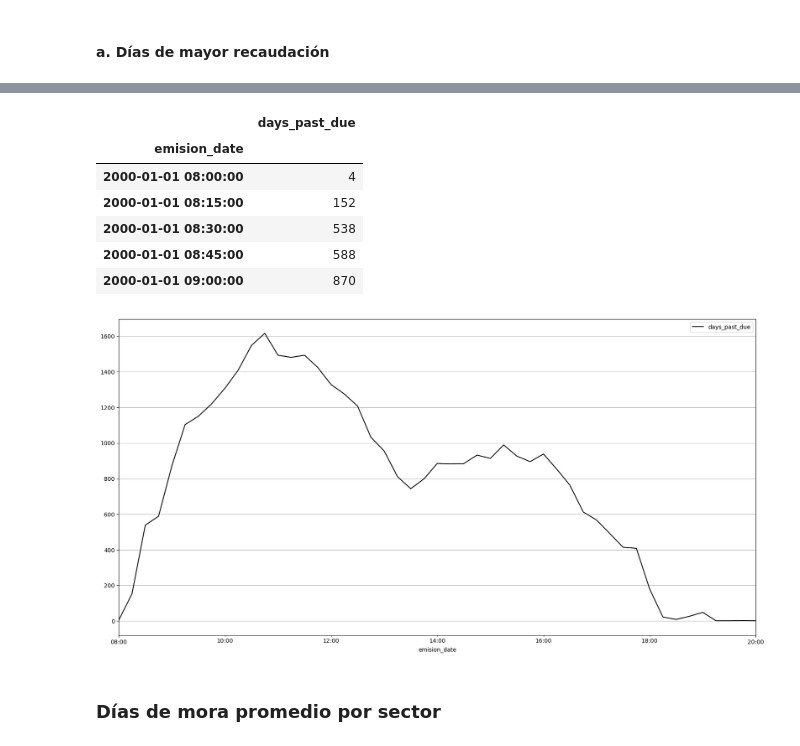
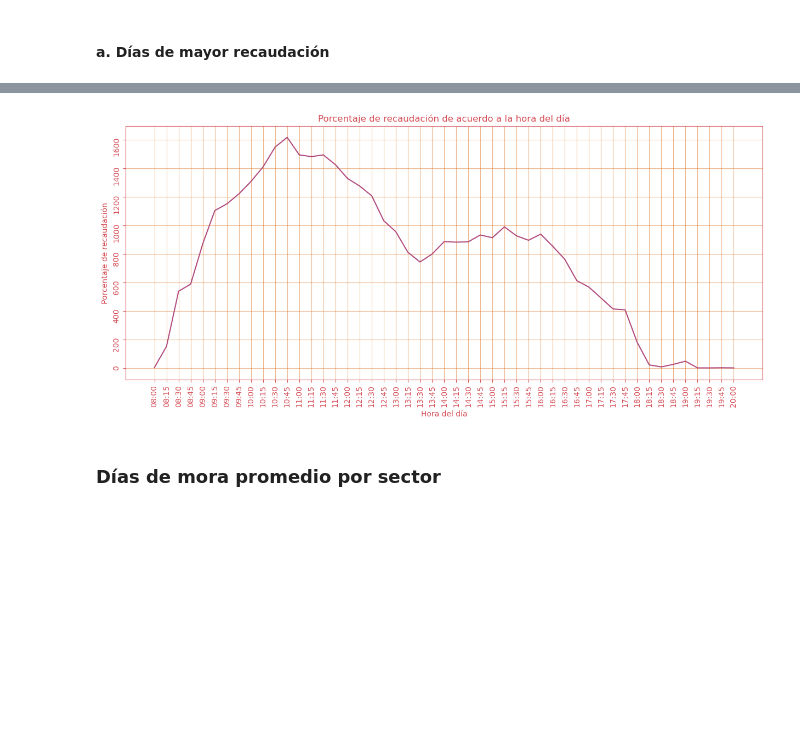
Before and after one commit to orlandoch/mora_ml, a Jupyter notebook: main.ipynb, the cells around one changed output, grey strips where cells are left out. Cells and saved outputs as stored; diff of their text form; code cells hidden in the pictures; blank space fills up the shorter version.

```diff
--- a/main.ipynb
+++ b/main.ipynb
@@ -244,0 +278,4 @@ data.corr()
+# %%
+colorPalette = ['#DB6E1D','#D74E57','#B14B7E','#77528A','#435279','#2F4858',
+                '#1C6E7D','#039590','#4BBC8E','#9BDE7E','#F9F871']
+myCmap = ListedColormap(colorPalette)
@@ -325,0 +466,18 @@ ax.grid();
+# %%
+dateFilter = (data['hour']>=8) & (data['hour']<=20)
+
+meanPastDue = data[dateFilter].groupby(['day']).count().reset_index().sort_values(['day'])
+meanPastDue.index = meanPastDue['day'].map(str)
+meanPastDue = meanPastDue.drop(columns=['day'])
+
+fig, ax = plt.subplots(1,1,figsize=(12,6))
+ax.bar(x=meanPastDue['days_past_due'].index, height=meanPastDue['days_past_due']/len(data[dateFilter])*100,color=colorPalette)
+ax.set_xlabel('Día del mes',color=colorPalette[1])
+ax.set_ylabel('Porcentaje de concurrencia',color=colorPalette[1])
+ax.set_title('Porcentaje de concurrencia por días.',color=colorPalette[1])
+ax.yaxis.grid(alpha=0.5, c=colorPalette[0])
+
+ax.set_axisbelow(True)
+ax.tick_params(color=colorPalette[1], labelcolor=colorPalette[1])
+for spine in ax.spines.values():
+    spine.set_edgecolor(colorPalette[1])
@@ -326,29 +518,35 @@ ax.grid();
 # %%
 paymentTime = data.copy()
 dateFilter  = (paymentTime['emision_date'].dt.year >= 2021) & (paymentTime['emision_date'].dt.year < 2025)
 paymentTime = paymentTime[dateFilter]
 
 paymentTime['emision_date'] = paymentTime['emision_date'].apply(lambda x: x.replace(year = 2000))
 paymentTime['emision_date'] = paymentTime['emision_date'].apply(lambda x: x.replace(month = 1))
 paymentTime['emision_date'] = paymentTime['emision_date'].apply(lambda x: x.replace(day = 1))
 paymentTime['emision_date'] = paymentTime['emision_date'].apply(lambda x: x.replace(minute = (x.minute // 15)*15  ))
 paymentTime['emision_date'] = paymentTime['emision_date'].apply(lambda x: x.replace(second = 0))
 
 paymentTime = paymentTime.groupby(['emision_date'])['days_past_due'].count().reset_index().sort_values(['emision_date'])
-paymentTime.index = paymentTime['emision_date']
+paymentTime.index = paymentTime['emision_date'].dt.hour.apply(lambda x: ('0' + str(x))[-2:]+':') + paymentTime['emision_date'].dt.minute.apply(lambda x: ('0' + str(x))[-2:])
 paymentTime.drop(columns=['emision_date'], inplace=True)
-paymentTime.plot(style='k',figsize=(20,10),grid=True)
-#plt.grid(which='both')
-paymentTime.head()
+#paymentTime.plot(style='k',figsize=(20,10),grid=True)
+
+
+fig, ax = plt.subplots(1,1,figsize=(15,6))
+ax.plot(paymentTime,color=colorPalette[2])
+ax.set_xlabel('Hora del día',color=colorPalette[1])
+ax.set_ylabel('Porcentaje de recaudación',color=colorPalette[1])
+ax.set_title('Porcentaje de recaudación de acuerdo a la hora del día',color=colorPalette[1])
+ax.tick_params(labelrotation=90)
+ax.yaxis.grid(alpha=0.5, c=colorPalette[0])
+ax.xaxis.grid(alpha=0.5, c=colorPalette[0])
+
+ax.set_axisbelow(True)
+ax.tick_params(color=colorPalette[1], labelcolor=colorPalette[1])
+for spine in ax.spines.values():
+    spine.set_edgecolor(colorPalette[1])
 # %% [output]
-|  | days_past_due |
-| emision_date |  |
-| 2000-01-01 08:00:00 | 4 |
-| 2000-01-01 08:15:00 | 152 |
-| 2000-01-01 08:30:00 | 538 |
-| 2000-01-01 08:45:00 | 588 |
-| 2000-01-01 09:00:00 | 870 |
-[figure, old version]
+[figure, new version]
 # %% [markdown]
 ### Días de mora promedio por sector
 # %%
```
Also changed, not shown: parts of 49 cells of this notebook.
